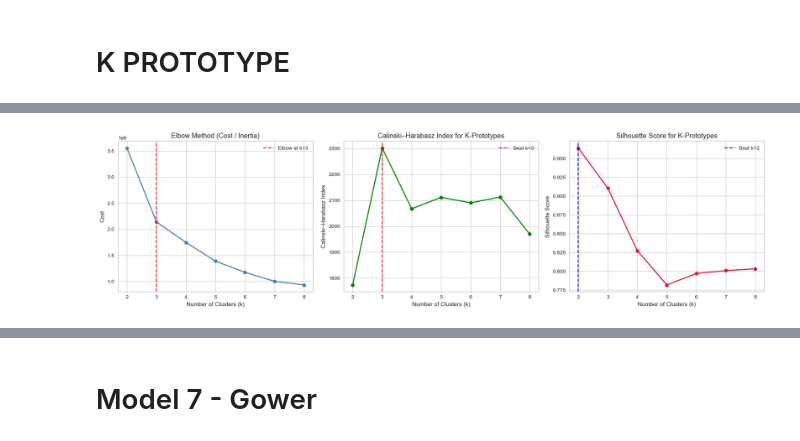
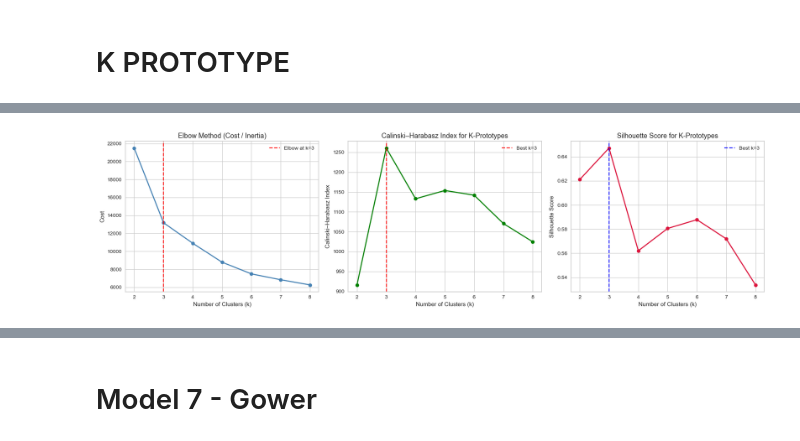
Before and after one commit to Kavindya-1/FYP, a Jupyter notebook: Initial notebook.ipynb, the cells around one changed output, grey strips where cells are left out. Saved outputs shown, nothing was run; the diff lists cells and outputs as text; code cells hidden in the pictures.

Commit message:
cluster and app changes

```diff
--- a/Initial notebook.ipynb
+++ b/Initial notebook.ipynb
@@ -1224,21 +1224,21 @@ len(eligible_cus_df)
 2509
 # %%
 
-eligible_cus_df['Cluster_Name'] = 'Unknown / Missing Salary'
+eligible_cus_df['Cluster_Name_salary'] = 'Unknown / Missing Salary'
 
 eligible_cus_df.loc[
     eligible_cus_df['AVG_MONTHLY_INFLOW'] >= 100000,
-    'Cluster_Name'
+    'Cluster_Name_salary'
 ] = 'High Salary'
 
 eligible_cus_df.loc[
     eligible_cus_df['AVG_MONTHLY_INFLOW'].between(50000, 99999),
-    'Cluster_Name'
+    'Cluster_Name_salary'
 ] = 'Medium Salary'
 
 eligible_cus_df.loc[
     eligible_cus_df['AVG_MONTHLY_INFLOW'] < 50000,
-    'Cluster_Name'
+    'Cluster_Name_salary'
 ] = 'Low Salary'
 # %%
 # Total number of rows
@@ -5078,6 +5079,7 @@ Categorical features (1):
 from sklearn.preprocessing import RobustScaler
 import matplotlib.pyplot as plt
 import numpy as np
+import pandas as pd
 from kmodes.kprototypes import KPrototypes
 from sklearn.metrics import silhouette_score, calinski_harabasz_score
 from kneed import KneeLocator
@@ -5109,30 +5111,48 @@ for col in categorical_features:
     eligible_df_k[col] = eligible_df_k[col].astype('category')
     if 'Unknown' not in eligible_df_k[col].cat.categories:
         eligible_df_k[col] = eligible_df_k[col].cat.add_categories('Unknown')
-    eligible_df_k[col] = eligible_df_k[col].fillna('Unknown')
+    eligible_df_k[col] = eligible_df_k[col].fillna('Unknown').astype(str)
 
-# ── 5. Scale numeric features ─────────────────────────────────────────────────
+# ── 5. Remove outliers — FOR MODEL SELECTION ONLY ────────────────────────────
+# NOTE: This is ONLY to get clean Silhouette / CH / Elbow signals to pick k.
+#       The final production model will be trained on ALL eligible customers.
+def remove_outliers_iqr(df, features, multiplier=1.5):
+    mask = pd.Series(True, index=df.index)
+    for col in features:
+        Q1, Q3 = df[col].quantile(0.25), df[col].quantile(0.75)
+        IQR = Q3 - Q1
+        mask &= df[col].between(Q1 - multiplier * IQR, Q3 + multiplier * IQR)
+    return mask
+
+n_before      = len(eligible_df_k)
+outlier_mask  = remove_outliers_iqr(eligible_df_k, numeric_features, multiplier=1.5)
+eligible_df_k = eligible_df_k[outlier_mask].copy().reset_index(drop=True)
+n_after       = len(eligible_df_k)
+
+print(f"[Model Selection] Outliers removed : {n_before - n_after} ({(n_before - n_after)/n_before*100:.1f}%)")
+print(f"[Model Selection] Remaining records: {n_after}")
+
+# ── 6. Scale numeric features ─────────────────────────────────────────────────
 scaler = RobustScaler()
 eligible_df_k[numeric_features] = scaler.fit_transform(
     eligible_df_k[numeric_features]
 )
 
-# ── 6. Prepare cluster_data ───────────────────────────────────────────────────
+# ── 7. Prepare cluster_data ───────────────────────────────────────────────────
 cluster_data = eligible_df_k[numeric_features + categorical_features].copy()
 
 for col in categorical_features:
     cluster_data[col] = cluster_data[col].astype(str)
 
-# ── 7. Explicitly cast for K-Prototypes input ─────────────────────────────────
+# ── 8. Explicitly cast for K-Prototypes input ─────────────────────────────────
 numeric_array = cluster_data[numeric_features].values.astype(float)
 cat_array     = cluster_data[categorical_features].values.astype(str)
 X_input       = np.concatenate([numeric_array, cat_array], axis=1)
 
-# Categorical indices after concatenation (numerics first, cats last)
-cat_idx_fixed = list(range(len(numeric_features),
-                            len(numeric_features) + len(categorical_features)))
+cat_idx = list(range(len(numeric_features),
+                     len(numeric_features) + len(categorical_features)))
 
-# ── 8. Range of k values ──────────────────────────────────────────────────────
+# ── 9. Range of k values ──────────────────────────────────────────────────────
 K = range(2, 9)
 
 cost       = []
@@ -5143,7 +5163,7 @@ for k in K:
     print(f"Fitting k={k}...")
 
     success = False
-    for init_method in ['Huang', 'random']:           # fallback chain
+    for init_method in ['Huang', 'random']:
         try:
             kproto = KPrototypes(
                 n_clusters=k,
@@ -5152,7 +5172,7 @@ for k in K:
                 random_state=42,
                 verbose=0
             )
-            labels = kproto.fit_predict(X_input, categorical=cat_idx_fixed)
+            labels = kproto.fit_predict(X_input, categorical=cat_idx)
             success = True
             break
         except ValueError as e:
@@ -5167,7 +5187,6 @@ for k in K:
 
     cost.append(kproto.cost_)
 
-    # ✅ Correct: silhouette & CH computed on numeric_array only (no encoded cats)
     sil = silhouette_score(numeric_array, labels, metric='euclidean')
     ch  = calinski_harabasz_score(numeric_array, labels)
 
@@ -5177,13 +5196,13 @@ for k in K:
     print(f"  k={k} -> Cost: {kproto.cost_:.2f}, "
           f"Silhouette: {sil:.4f}, CH: {ch:.2f}")
 
-# ── 9. Drop any failed k values before plotting ───────────────────────────────
+# ── 10. Drop any failed k values before plotting ──────────────────────────────
 k_list      = [k for k, c in zip(K, cost)       if not np.isnan(c)]
 cost_       = [c for c in cost       if not np.isnan(c)]
 sil_scores_ = [s for s in sil_scores if not np.isnan(s)]
 ch_scores_  = [c for c in ch_scores  if not np.isnan(c)]
 
-# ── 10. Knee / Elbow detection ────────────────────────────────────────────────
+# ── 11. Knee / Elbow detection ────────────────────────────────────────────────
 knee = KneeLocator(
     k_list, cost_,
     curve='convex', direction='decreasing', interp_method='polynomial'
@@ -5191,10 +5210,9 @@ knee = KneeLocator(
 optimal_k = knee.knee
 print(f"\nOptimal number of clusters (Elbow Method): {optimal_k}")
 
-# ── 11. Plots ─────────────────────────────────────────────────────────────────
+# ── 12. Plots ─────────────────────────────────────────────────────────────────
 fig, axes = plt.subplots(1, 3, figsize=(18, 5))
 
-# Elbow plot
 axes[0].plot(k_list, cost_, marker='o', color='steelblue', linewidth=2)
 if optimal_k:
     axes[0].axvline(x=optimal_k, color='red', linestyle='--',
@@ -5205,7 +5223,6 @@ axes[0].set_xlabel('Number of Clusters (k)')
 axes[0].set_ylabel('Cost')
 axes[0].grid(True)
 
-# Calinski-Harabasz plot
 axes[1].plot(k_list, ch_scores_, marker='o', color='green', linewidth=2)
 axes[1].axvline(
     x=k_list[np.argmax(ch_scores_)], color='red', linestyle='--',
@@ -5217,7 +5234,6 @@ axes[1].set_xlabel('Number of Clusters (k)')
 axes[1].set_ylabel('Calinski–Harabasz Index')
 axes[1].grid(True)
 
-# Silhouette plot
 axes[2].plot(k_list, sil_scores_, marker='o', color='crimson', linewidth=2)
 axes[2].axvline(
     x=k_list[np.argmax(sil_scores_)], color='blue', linestyle='--',
@@ -5230,11 +5246,11 @@ axes[2].set_ylabel('Silhouette Score')
 axes[2].grid(True)
 
 plt.tight_layout()
-plt.savefig('kprototypes_cluster_evaluation.png', dpi=150, bbox_inches='tight')
+# plt.savefig('kprototypes_cluster_evaluation.png', dpi=150, bbox_inches='tight')
 plt.show()
 
-# ── 12. Summary ───────────────────────────────────────────────────────────────
-print("\n── Cluster Evaluation Summary ──────────────────────────────────────")
+# ── 13. Summary ───────────────────────────────────────────────────────────────
+print("\n── Cluster Evaluation Summary (on outlier-cleaned data) ─────────────")
 print(f"{'k':<6} {'Cost':>14} {'Silhouette':>12} {'CH Index':>12}")
 print("-" * 46)
 for k, c, s, ch in zip(k_list, cost_, sil_scores_, ch_scores_):
@@ -5242,4 +5258,6 @@ for k, c, s, ch in zip(k_list, cost_, sil_scores_, ch_scores_):
 print(f"\nKnee Locator — Optimal k : {optimal_k}")
 print(f"Best Silhouette          — k={k_list[np.argmax(sil_scores_)]} ({max(sil_scores_):.4f})")
 print(f"Best Calinski–Harabasz   — k={k_list[np.argmax(ch_scores_)]} ({max(ch_scores_):.2f})")
+print(f"\nNOTE: Optimal k={optimal_k} selected from clean data.")
+print(f"      Final production model must be trained on ALL eligible customers.")
 # %% [output]
@@ -5260,3 +5280,3 @@ Fitting k=8...
 
 Optimal number of clusters (Elbow Method): 3
-[figure, old version]
+[figure, new version]
```
Also changed, not shown: parts of 61 cells of this notebook, 10 other files.
